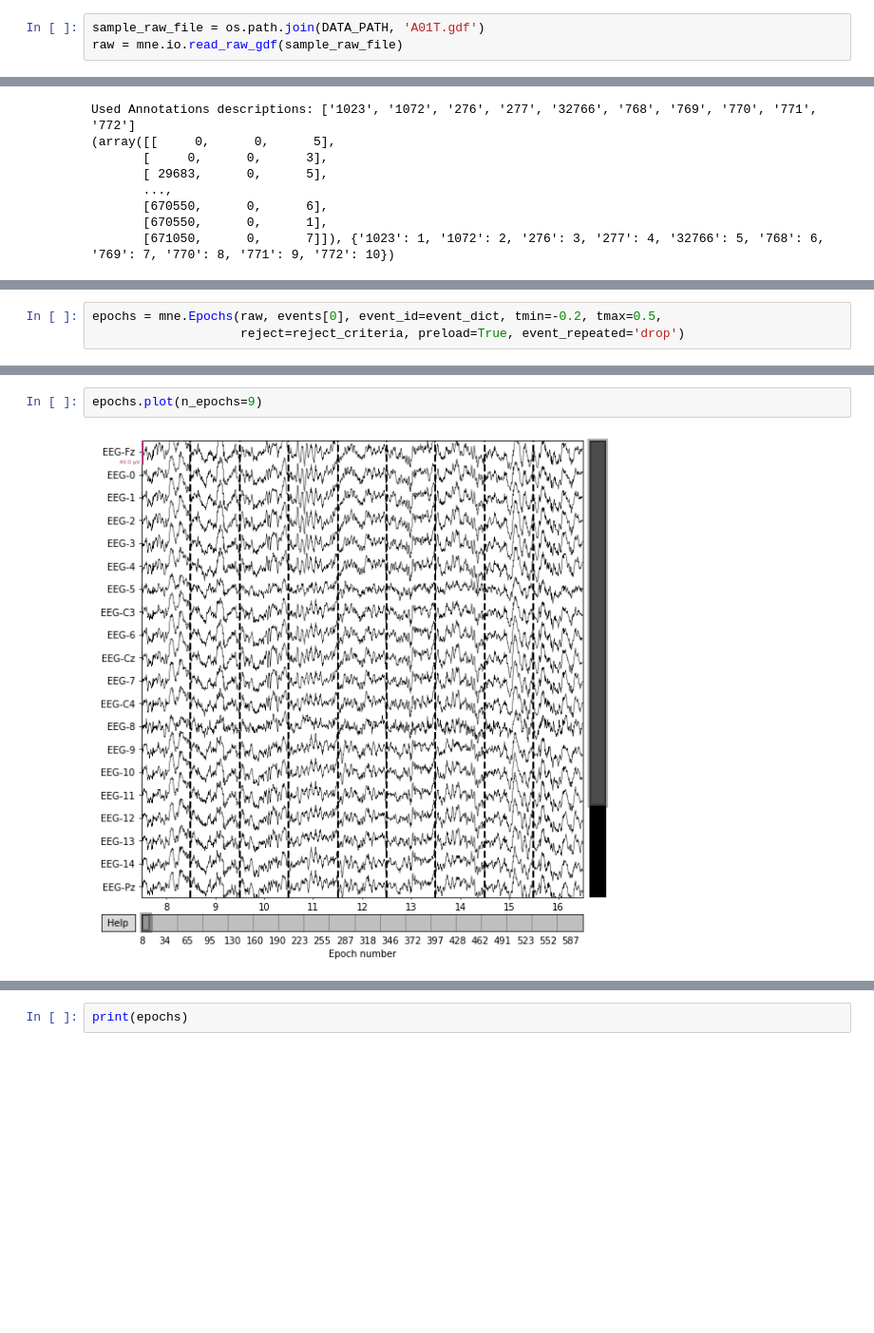
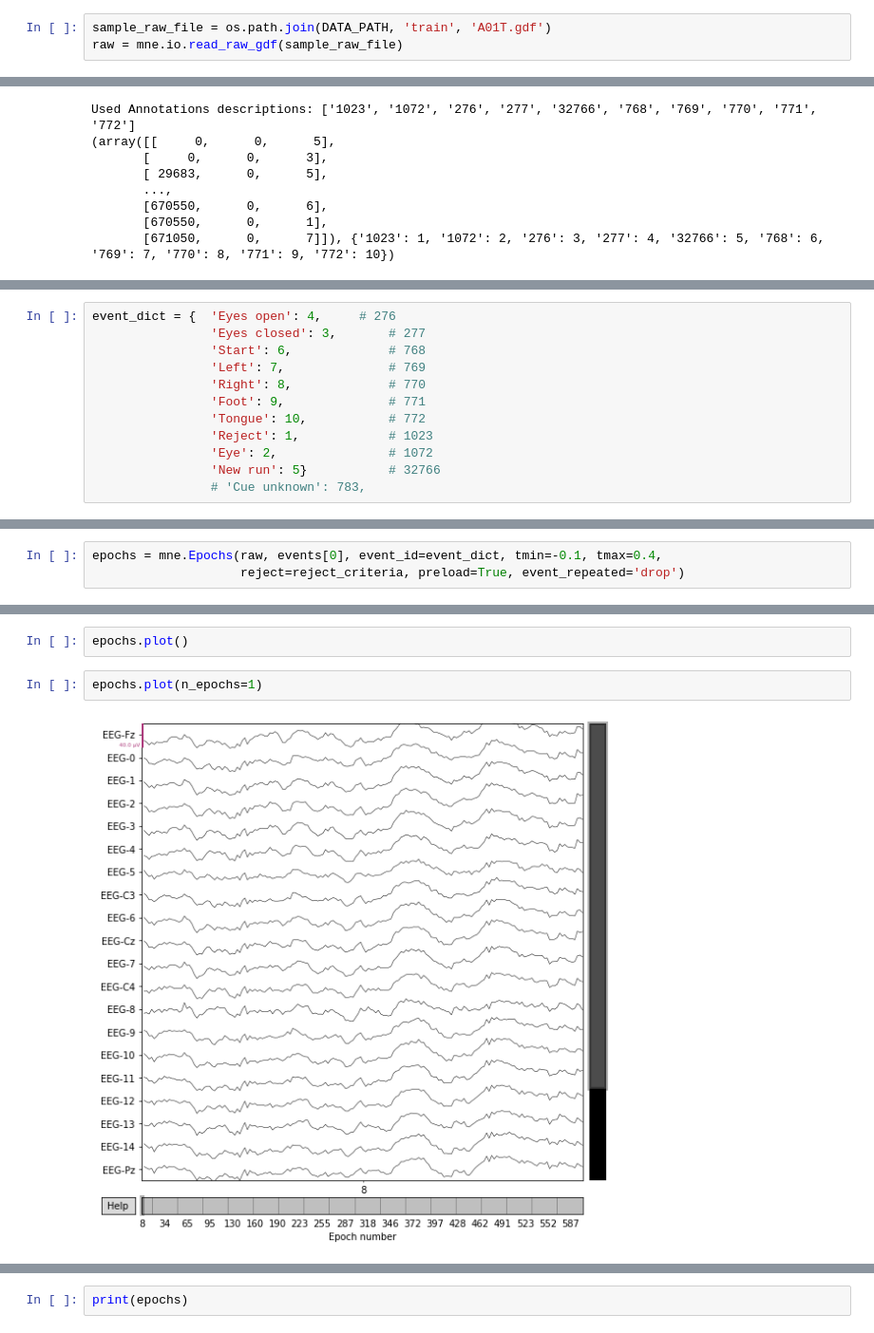
Before and after one commit to VR-BCI-Application-Team/eeg-motor-imagery, a Jupyter notebook: data-visualization.ipynb, the cells around one changed output, grey strips where cells are left out. Shown at 95% size. Cells and saved outputs as stored; diff of their text form; blank space fills up the shorter version.

```diff
--- a/data-visualization.ipynb
+++ b/data-visualization.ipynb
@@ -11,6 +11,6 @@ DATA_PATH = './data/bci_2a/'
 - The BCI IV 2a has 9 different sets.
 - The "E" and "T" in file names is represent for "Evaluation" and "Training"
 # %%
-sample_raw_file = os.path.join(DATA_PATH, 'A01T.gdf')
+sample_raw_file = os.path.join(DATA_PATH, 'train', 'A01T.gdf')
 raw = mne.io.read_raw_gdf(sample_raw_file)
 # %% [output]
@@ -68,3 +57,15 @@ event_dict = {  'Idling EEG (eyes open)': 4, # 276
+# %%
+event_dict = {  'Eyes open': 4,     # 276
+                'Eyes closed': 3,       # 277
+                'Start': 6,             # 768
+                'Left': 7,              # 769
+                'Right': 8,             # 770
+                'Foot': 9,              # 771
+                'Tongue': 10,           # 772
+                'Reject': 1,            # 1023
+                'Eye': 2,               # 1072
+                'New run': 5}           # 32766
+                # 'Cue unknown': 783,
 # %%
 fig = mne.viz.plot_events(events[0], event_id=event_dict, sfreq=raw.info['sfreq'],
                           first_samp=raw.first_samp)
@@ -78,5 +85,5 @@ reject_criteria = dict(eeg=150e-6)       # 150 µV
 # %%
-epochs = mne.Epochs(raw, events[0], event_id=event_dict, tmin=-0.2, tmax=0.5,
+epochs = mne.Epochs(raw, events[0], event_id=event_dict, tmin=-0.1, tmax=0.4,
                     reject=reject_criteria, preload=True, event_repeated='drop')
 # %% [output]
 Not setting metadata
@@ -99,4 +150,6 @@ Loading data for 585 events and 176 original time points ...
+# %%
+epochs.plot()
 # %%
-epochs.plot(n_epochs=9)
+epochs.plot(n_epochs=1)
 # %% [output]
-[figure, old version]
+[figure, new version]
```
Also changed, not shown: parts of 23 cells of this notebook, 19 other files.
